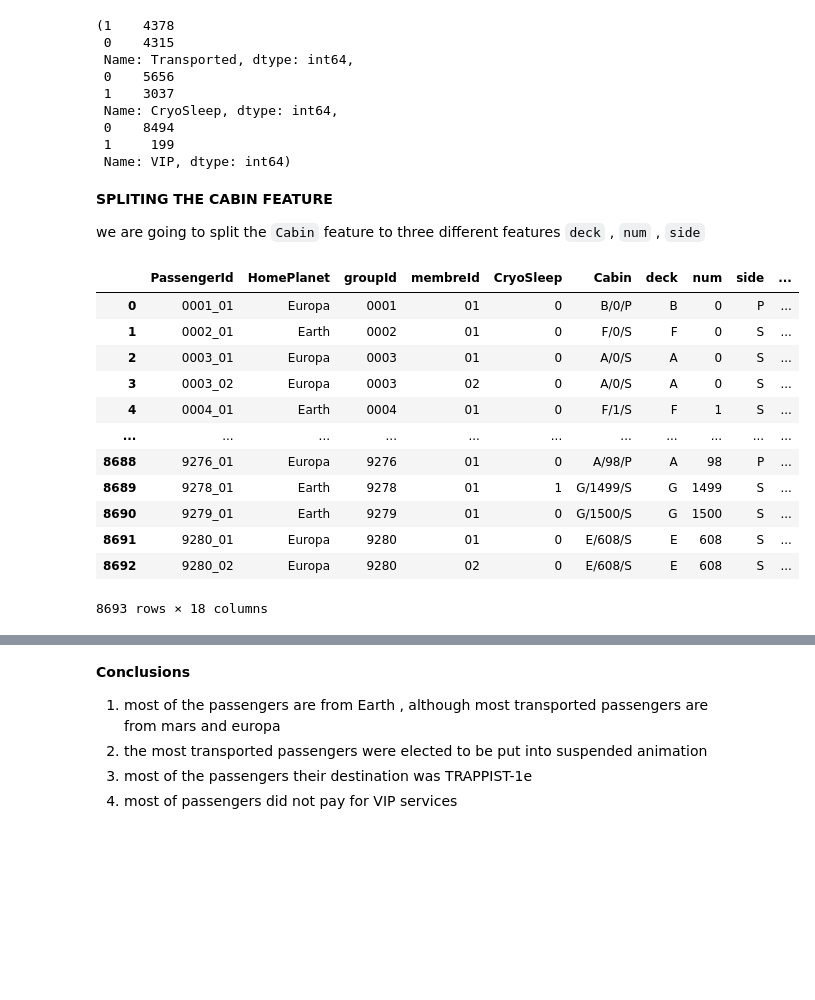
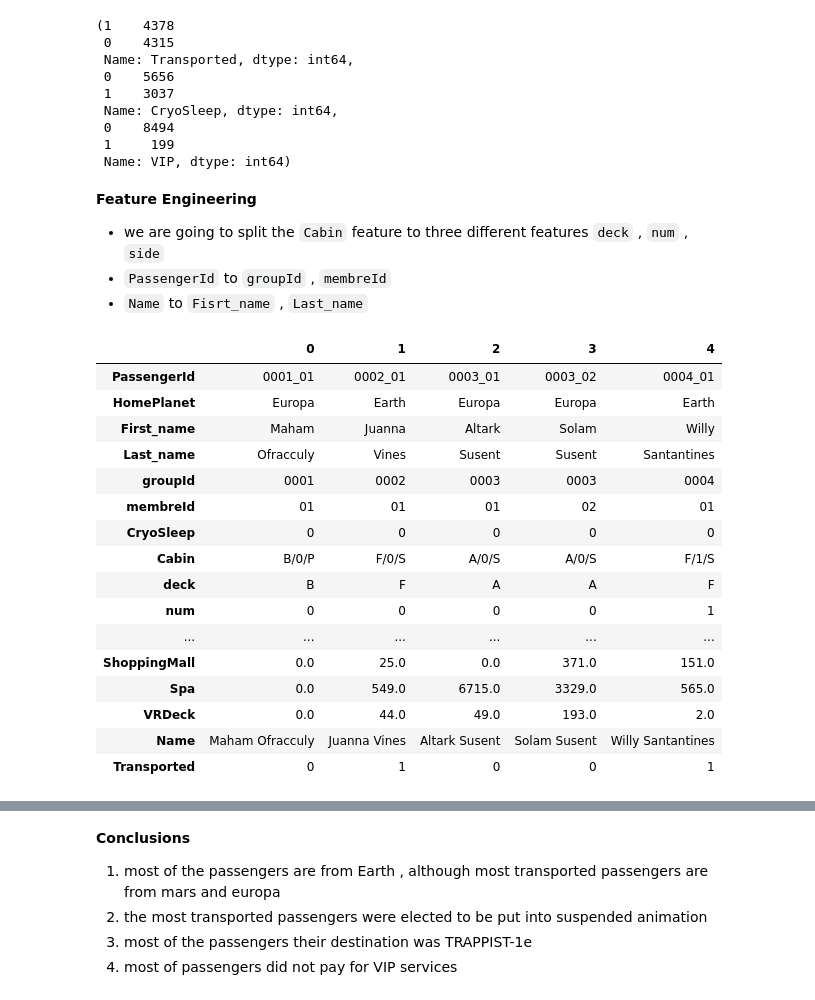
Before and after one commit to ahmed-elmeskyny/Spaceship-Titanic, a Jupyter notebook: spaceship.ipynb, the cells around one changed output, grey strips where cells are left out. Cells and saved outputs as stored; diff of their text form; code cells hidden in the pictures; blank space fills up the shorter version.

```diff
--- a/spaceship.ipynb
+++ b/spaceship.ipynb
@@ -236,9 +230,11 @@ df_c["Transported"].value_counts() , df_c["CryoSleep"].value_counts() , df_c["VI
  1     199
  Name: VIP, dtype: int64)
 # %% [markdown]
-**SPLITING THE CABIN FEATURE**<br>
+**Feature Engineering**<br>
 
-we are going to split the `Cabin` feature to three different features  `deck` , `num` , `side`
+* we are going to split the `Cabin` feature to three different features  `deck` , `num` , `side`
+* `PassengerId` to `groupId` , `membreId`
+* `Name` to `Fisrt_name` , `Last_name`
 # %%
 new = df_c["Cabin"].str.split("/", expand=True )
 df_c.insert(4,"deck",new[0])
@@ -247,19 +243,26 @@ df_c.insert(6,"side",new[2])
 new = df_c["PassengerId"].str.split("_", expand=True )
 df_c.insert(2,"groupId",new[0])
 df_c.insert(3,"membreId",new[1])
+new = df_c["Name"].str.split(" ", expand=True )
+df_c.insert(2,"First_name",new[0])
+df_c.insert(3,"Last_name",new[1])
 # %%
-df_c
+df_c.head().T
 # %% [output]
-|  | PassengerId | HomePlanet | groupId | membreId | CryoSleep | Cabin | deck | num | side | ... |
-| 0 | 0001_01 | Europa | 0001 | 01 | 0 | B/0/P | B | 0 | P | ... |
-| 1 | 0002_01 | Earth | 0002 | 01 | 0 | F/0/S | F | 0 | S | ... |
-| 2 | 0003_01 | Europa | 0003 | 01 | 0 | A/0/S | A | 0 | S | ... |
-| 3 | 0003_02 | Europa | 0003 | 02 | 0 | A/0/S | A | 0 | S | ... |
-| 4 | 0004_01 | Earth | 0004 | 01 | 0 | F/1/S | F | 1 | S | ... |
-| ... | ... | ... | ... | ... | ... | ... | ... | ... | ... | ... |
-| 8688 | 9276_01 | Europa | 9276 | 01 | 0 | A/98/P | A | 98 | P | ... |
-| 8689 | 9278_01 | Earth | 9278 | 01 | 1 | G/1499/S | G | 1499 | S | ... |
-| 8690 | 9279_01 | Earth | 9279 | 01 | 0 | G/1500/S | G | 1500 | S | ... |
-| 8691 | 9280_01 | Europa | 9280 | 01 | 0 | E/608/S | E | 608 | S | ... |
-| 8692 | 9280_02 | Europa | 9280 | 02 | 0 | E/608/S | E | 608 | S | ... |
+|  | 0 | 1 | 2 | 3 | 4 |
+| PassengerId | 0001_01 | 0002_01 | 0003_01 | 0003_02 | 0004_01 |
+| HomePlanet | Europa | Earth | Europa | Europa | Earth |
+| First_name | Maham | Juanna | Altark | Solam | Willy |
+| Last_name | Ofracculy | Vines | Susent | Susent | Santantines |
+| groupId | 0001 | 0002 | 0003 | 0003 | 0004 |
+| membreId | 01 | 01 | 01 | 02 | 01 |
+| CryoSleep | 0 | 0 | 0 | 0 | 0 |
+| Cabin | B/0/P | F/0/S | A/0/S | A/0/S | F/1/S |
+| deck | B | F | A | A | F |
+| num | 0 | 0 | 0 | 0 | 1 |
+| ... | ... | ... | ... | ... | ... |
+| ShoppingMall | 0.0 | 25.0 | 0.0 | 371.0 | 151.0 |
+| Spa | 0.0 | 549.0 | 6715.0 | 3329.0 | 565.0 |
+| VRDeck | 0.0 | 44.0 | 49.0 | 193.0 | 2.0 |
+| Name | Maham Ofracculy | Juanna Vines | Altark Susent | Solam Susent | Willy Santantines |
+| Transported | 0 | 1 | 0 | 0 | 1 |
-8693 rows × 18 columns
```
Also changed, not shown: parts of 35 cells of this notebook, 2 other files.
